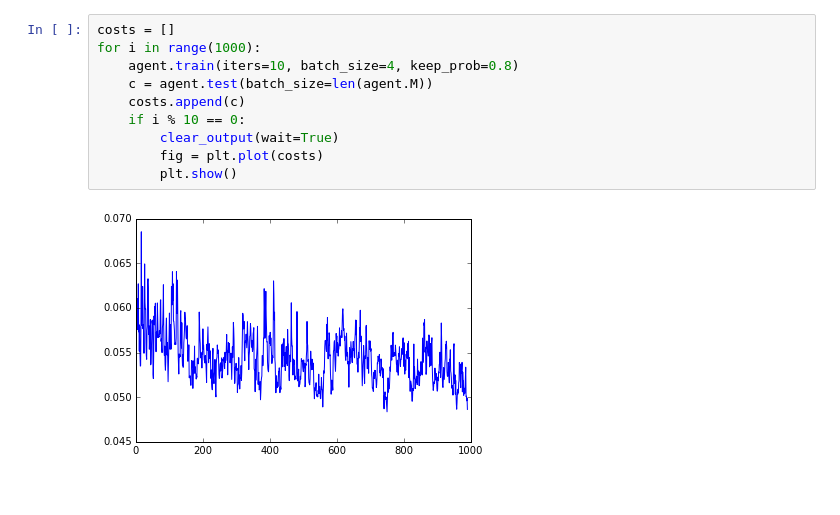
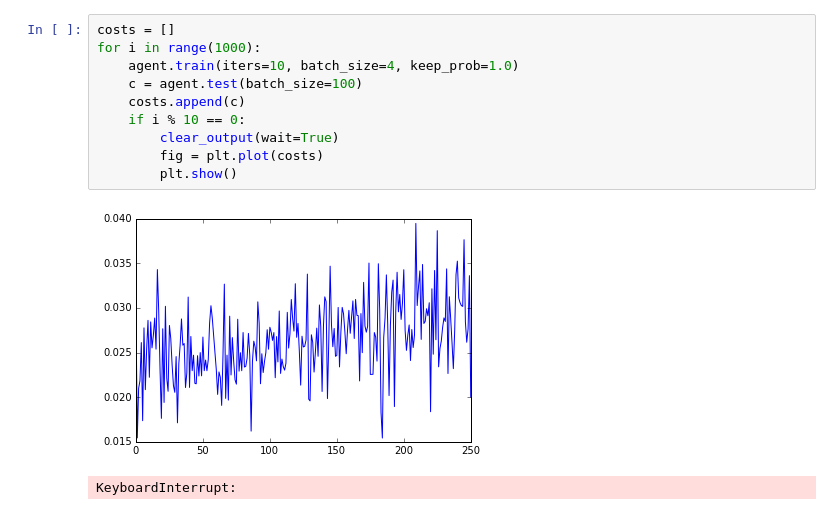
Before and after one commit to JonComo/stumbly, a Jupyter notebook: stumbly.ipynb, the cells around one changed output. Cells and saved outputs as stored; diff of their text form.

```diff
--- a/stumbly.ipynb
+++ b/stumbly.ipynb
@@ -294,15 +342,16 @@ agent.M[0]
 # %%
 costs = []
 for i in range(1000):
-    agent.train(iters=10, batch_size=4, keep_prob=0.8)
-    c = agent.test(batch_size=len(agent.M))
+    agent.train(iters=10, batch_size=4, keep_prob=1.0)
+    c = agent.test(batch_size=100)
     costs.append(c)
     if i % 10 == 0:
         clear_output(wait=True)
         fig = plt.plot(costs)
         plt.show()
 # %% [output]
-[figure, old version]
+[figure, new version]
+KeyboardInterrupt:
 # %%
 fig = plt.plot(agent.fatigue[0])
 # %% [output]
```
Also changed, not shown: parts of 10 cells of this notebook, 4 other files.
